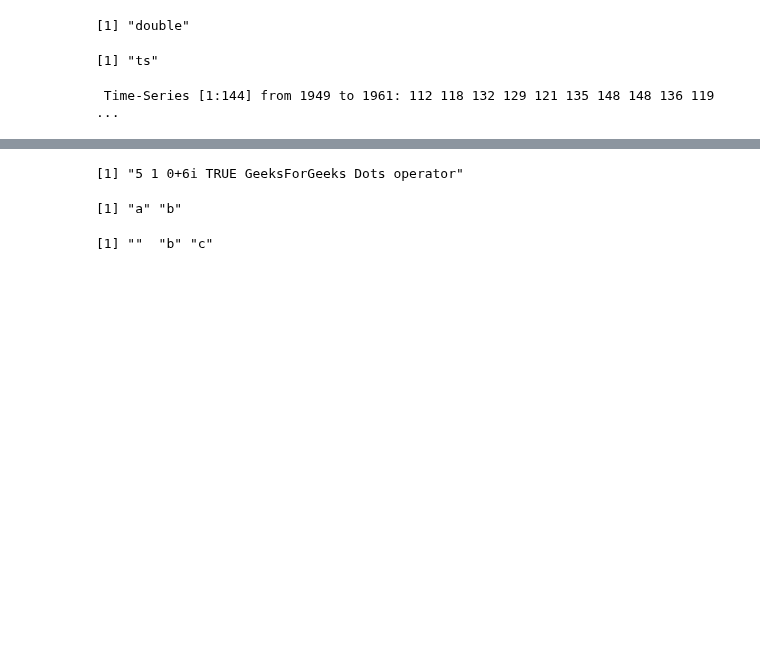
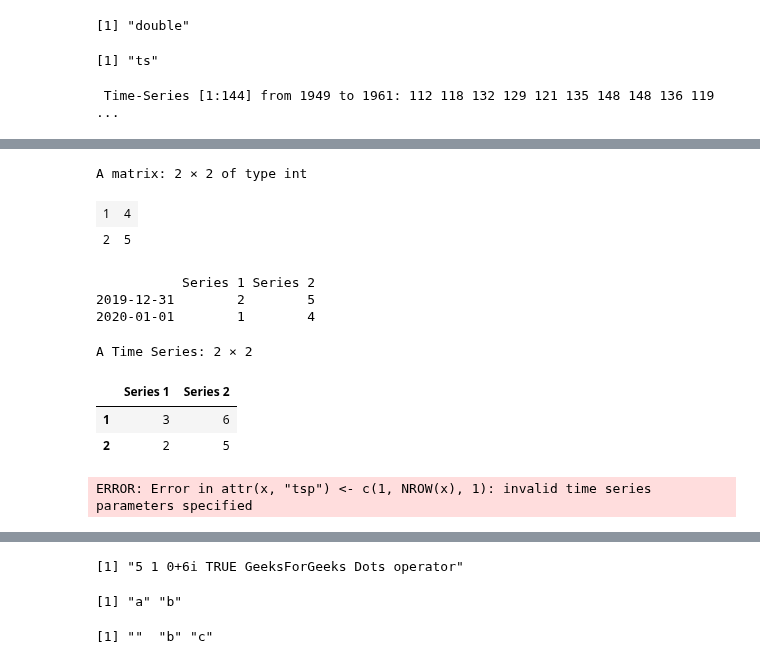
Before and after one commit to lbk209/timeseries, a Jupyter notebook: blog_about_R.ipynb, the cells around one changed output, grey strips where cells are left out. Saved outputs shown, nothing was run; the diff lists cells and outputs as text; code cells hidden in the pictures; blank space fills up the shorter version.

```diff
--- a/blog_about_R.ipynb
+++ b/blog_about_R.ipynb
@@ -114,0 +179,26 @@ str(AirPassengers)
+# %%
+window(data.matrix, 1,2)
+# %% [output]
+A matrix: 2 × 2 of type int
+| 1 | 4 |
+| 2 | 5 |
+# %%
+#window(data.xts, 1,2) # invalid time / time based class
+#window(data.xts, '2019-12-31', '2020-01-01') # no rows
+#window(data.xts, start='2019-12-31', end='2000-01-01') # no rows
+window(data.xts, start=as.Date('2019-12-31'))
+# %% [output]
+           Series 1 Series 2
+2019-12-31        2        5
+2020-01-01        1        4
+# %%
+window(as.ts(data.xts), 1, 2)
+# %% [output]
+A Time Series: 2 × 2
+|  | Series 1 | Series 2 |
+| 1 | 3 | 6 |
+| 2 | 2 | 5 |
+# %%
+window(data.df, 1,2) # invalid time series parameters specified
+# %% [output]
+ERROR: Error in attr(x, "tsp") <- c(1, NROW(x), 1): invalid time series parameters specified
```
Also changed, not shown: parts of 70 cells of this notebook.
